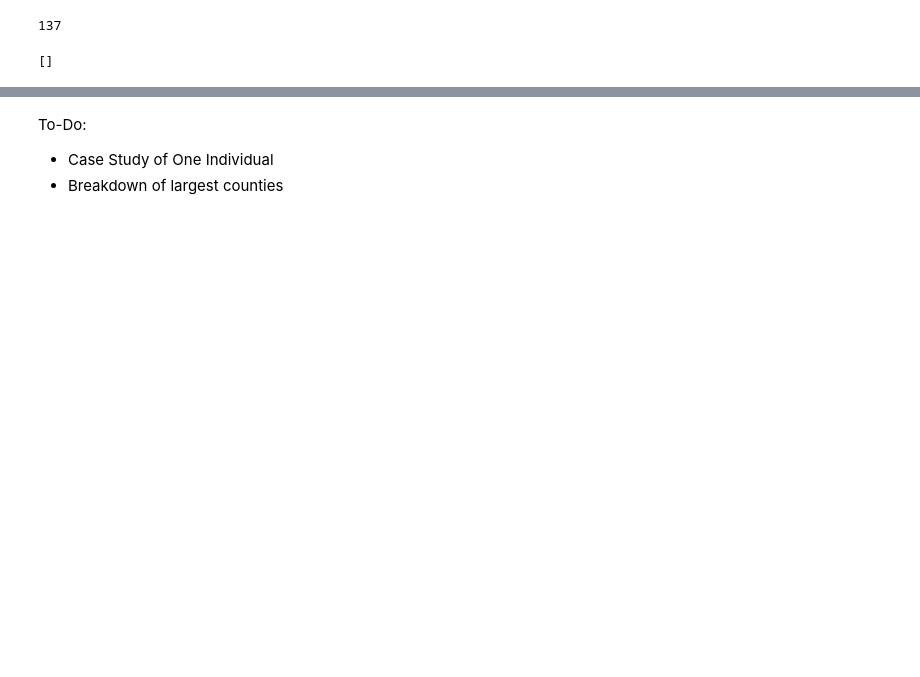
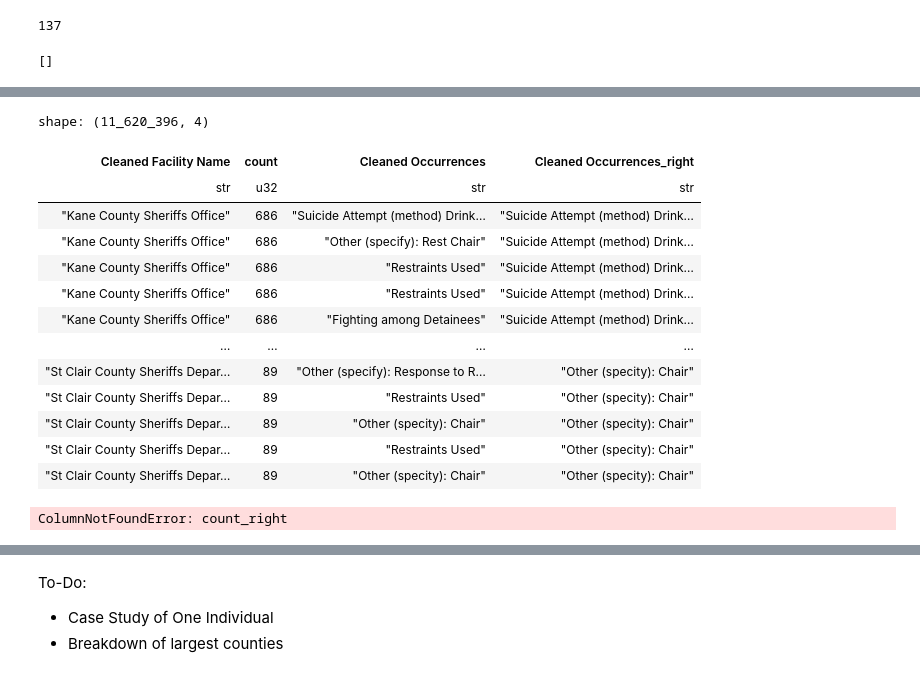
Before and after one commit to mansueto-institute/jail-events, a Jupyter notebook: src/jail-events/notebooks/ganon_cleaning.ipynb, the cells around one changed output, grey strips where cells are left out. Drawn from its saved outputs; the diff is of its cells as text; code cells hidden in the pictures; blank space fills up the shorter version.

```diff
--- a/src/jail-events/notebooks/ganon_cleaning.ipynb
+++ b/src/jail-events/notebooks/ganon_cleaning.ipynb
@@ -387,25 +284,27 @@ shape: (27_333, 18)
 # %%
-top_counties = (samples_df.select(
-        pl.col("Cleaned Facility Name").value_counts(sort=True)
+top_counties = (
+    samples_df
+    .select(["Cleaned Facility Name", "Cleaned Occurrences"])
+    .with_columns(
+        pl.col("Cleaned Occurrences").str.split(",").alias("Cleaned Occurrences")
     )
-    .unnest("Cleaned Facility Name")
-    .head(11)
+    .explode("Cleaned Occurrences")
+    .with_columns(
+        pl.col("Cleaned Occurrences").str.strip_chars().alias("Cleaned Occurrences")
+    )
+    .filter(pl.col("Cleaned Occurrences").is_not_null())
 )
 
-top_counties = top_counties.filter(pl.col("Cleaned Facility Name") != "")
-
-#2239 missing county names, 8.19% missing
-
 def get_county_occurrences(current_jail):
-    filtered_df = samples_df.filter(pl.col("Cleaned Facility Name") == current_jail)
+    filtered_df = top_counties.filter(pl.col("Cleaned Facility Name") == current_jail)
     current_jail_result = (
     filtered_df.select(
         pl.col("Cleaned Occurrences").value_counts(sort=True)
     )
     .unnest("Cleaned Occurrences")
-    .head(11)
+    .head(12)
     )
-    current_jail_result = current_jail_result.filter(pl.col("Cleaned Occurrences") != "Error, no occurrence found")
+    current_jail_result = current_jail_result.filter(~pl.col("Cleaned Occurrences").is_in(["Error", "no occurrence found"]))
     current_jail_chart = alt.Chart(current_jail_result).mark_bar().encode(
     x=alt.X("count:Q", title="Count"),
     y=alt.Y("Cleaned Occurrences:N", title="Occurrence").sort('-x')
@@ -422 +388,57 @@ madison_county = get_county_occurrences("Madison County Sheriffs Office")
+# %%
+restraints_table = restraints_table.filter(pl.col("Cleaned Facility Name") != "null").join(top_counties, on="Cleaned Facility Name")
+
+restraints_table
+# %% [output]
+shape: (11_620_396, 4)
+| Cleaned Facility Name | count | Cleaned Occurrences | Cleaned Occurrences_right |
+| str | u32 | str | str |
+| "Kane County Sheriffs Office" | 686 | "Suicide Attempt (method) Drink… | "Suicide Attempt (method) Drink… |
+| "Kane County Sheriffs Office" | 686 | "Other (specify): Rest Chair" | "Suicide Attempt (method) Drink… |
+| "Kane County Sheriffs Office" | 686 | "Restraints Used" | "Suicide Attempt (method) Drink… |
+| "Kane County Sheriffs Office" | 686 | "Restraints Used" | "Suicide Attempt (method) Drink… |
+| "Kane County Sheriffs Office" | 686 | "Fighting among Detainees" | "Suicide Attempt (method) Drink… |
+| … | … | … | … |
+| "St Clair County Sheriffs Depar… | 89 | "Other (specify): Response to R… | "Other (specity): Chair" |
+| "St Clair County Sheriffs Depar… | 89 | "Restraints Used" | "Other (specity): Chair" |
+| "St Clair County Sheriffs Depar… | 89 | "Other (specity): Chair" | "Other (specity): Chair" |
+| "St Clair County Sheriffs Depar… | 89 | "Restraints Used" | "Other (specity): Chair" |
+| "St Clair County Sheriffs Depar… | 89 | "Other (specity): Chair" | "Other (specity): Chair" |
+# %%
+restraints_perc_chart = alt.Chart(restraints_table.filter(pl.col("count_right") >= 100).with_columns(
+    ((pl.col("count") / pl.col("count_right")).alias("perc")*100)
+)).mark_bar().encode(
+    x=alt.X("perc:Q", title="Percentage"),
+    y=alt.Y("Cleaned Facility Name:N", title="Jail").sort('-x')
+).properties(
+    title="Top Jails for Restraint Usage as a Percent of Reports"
+)
+
+# Footnote as a separate text chart
+footnote = alt.Chart(pl.DataFrame({
+    "text": ["Note: Only Jails with over 100 Reports Total"],
+    "x": [0],
+    "y": [0]
+})).mark_text(
+    align="left",
+    baseline="bottom",
+    fontSize=10,
+    dx=0,
+    dy=20,  # distance below the main chart area
+    color="gray"
+).encode(
+    x=alt.value(0),
+    y=alt.value(390),  # just below the chart (chart height + some offset)
+    text="text:N"
+)
+
+# Use layering to draw the footnote over/under the chart
+restraints_perc_chart = alt.layer(
+    restraints_perc_chart,
+    footnote
+).configure_view(
+    stroke=None  # removes box around the chart
+)
+# %% [output]
+ColumnNotFoundError: count_right
 # %%
```
Also changed, not shown: parts of 16 cells of this notebook.
